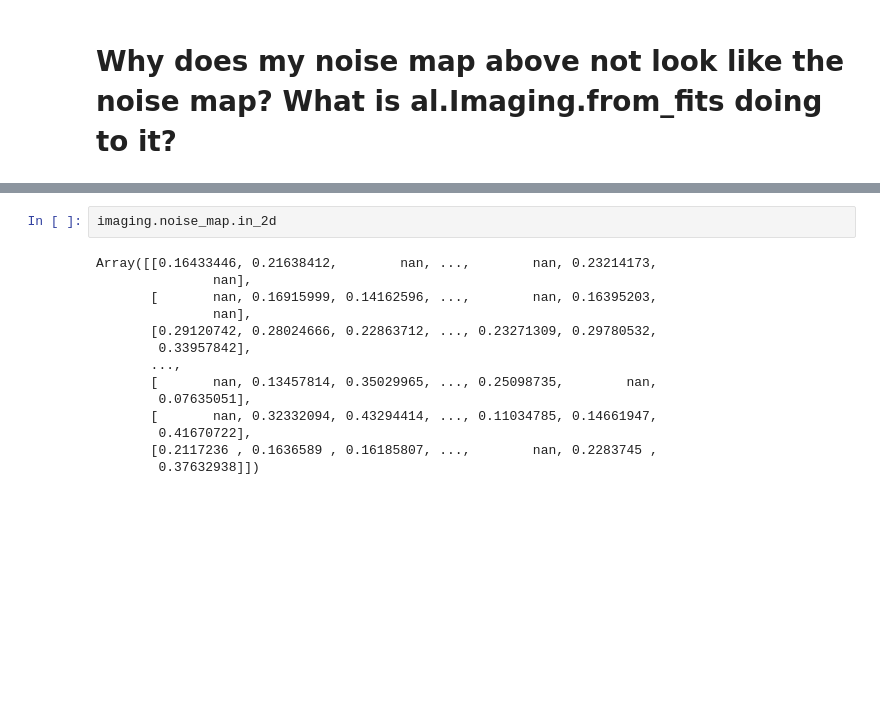
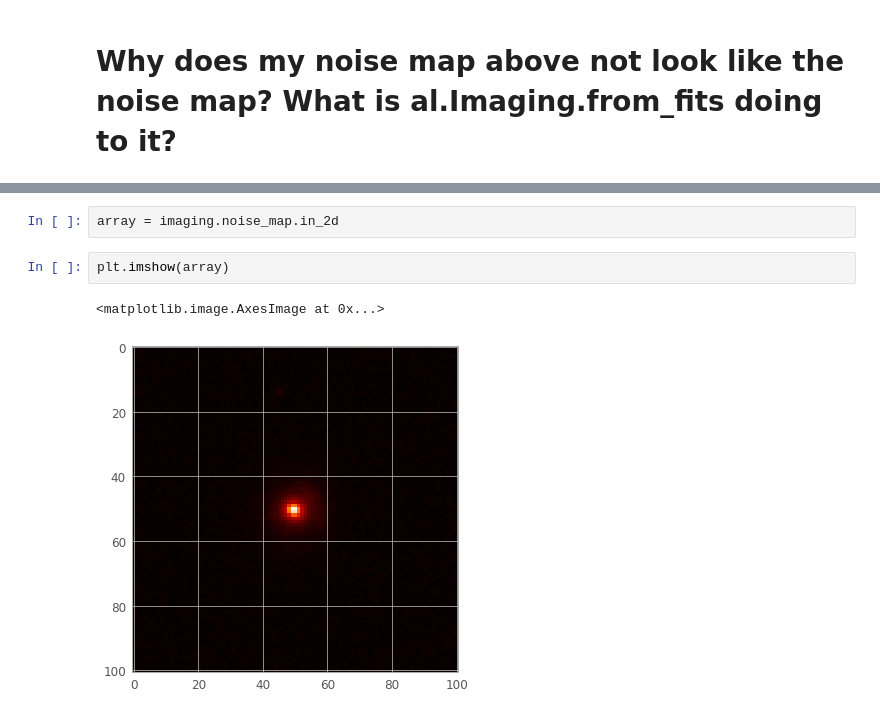
Before and after one commit to shawnknabel/autoz_lens_model, a Jupyter notebook: notebooks/models/G3575500_1906_model_021221.ipynb, the cells around one changed output, grey strips where cells are left out. Drawn from its saved outputs; the diff is of its cells as text; blank space fills up the shorter version.

```diff
--- a/notebooks/models/G3575500_1906_model_021221.ipynb
+++ b/notebooks/models/G3575500_1906_model_021221.ipynb
@@ -64,16 +59,7 @@ plt.imshow(noise_map)
 # %%
-imaging.noise_map.in_2d
+array = imaging.noise_map.in_2d
-# %% [output]
-Array([[0.16433446, 0.21638412,        nan, ...,        nan, 0.23214173,
-               nan],
-       [       nan, 0.16915999, 0.14162596, ...,        nan, 0.16395203,
-               nan],
-       [0.29120742, 0.28024666, 0.22863712, ..., 0.23271309, 0.29780532,
-        0.33957842],
-       ...,
-       [       nan, 0.13457814, 0.35029965, ..., 0.25098735,        nan,
-        0.07635051],
-       [       nan, 0.32332094, 0.43294414, ..., 0.11034785, 0.14661947,
-        0.41670722],
-       [0.2117236 , 0.1636589 , 0.16185807, ...,        nan, 0.2283745 ,
-        0.37632938]])
+# %%
+plt.imshow(array)
+# %% [output]
+<matplotlib.image.AxesImage at 0x...>
+[figure, added]
```
Also changed, not shown: parts of 4 cells of this notebook, 2 other files.
